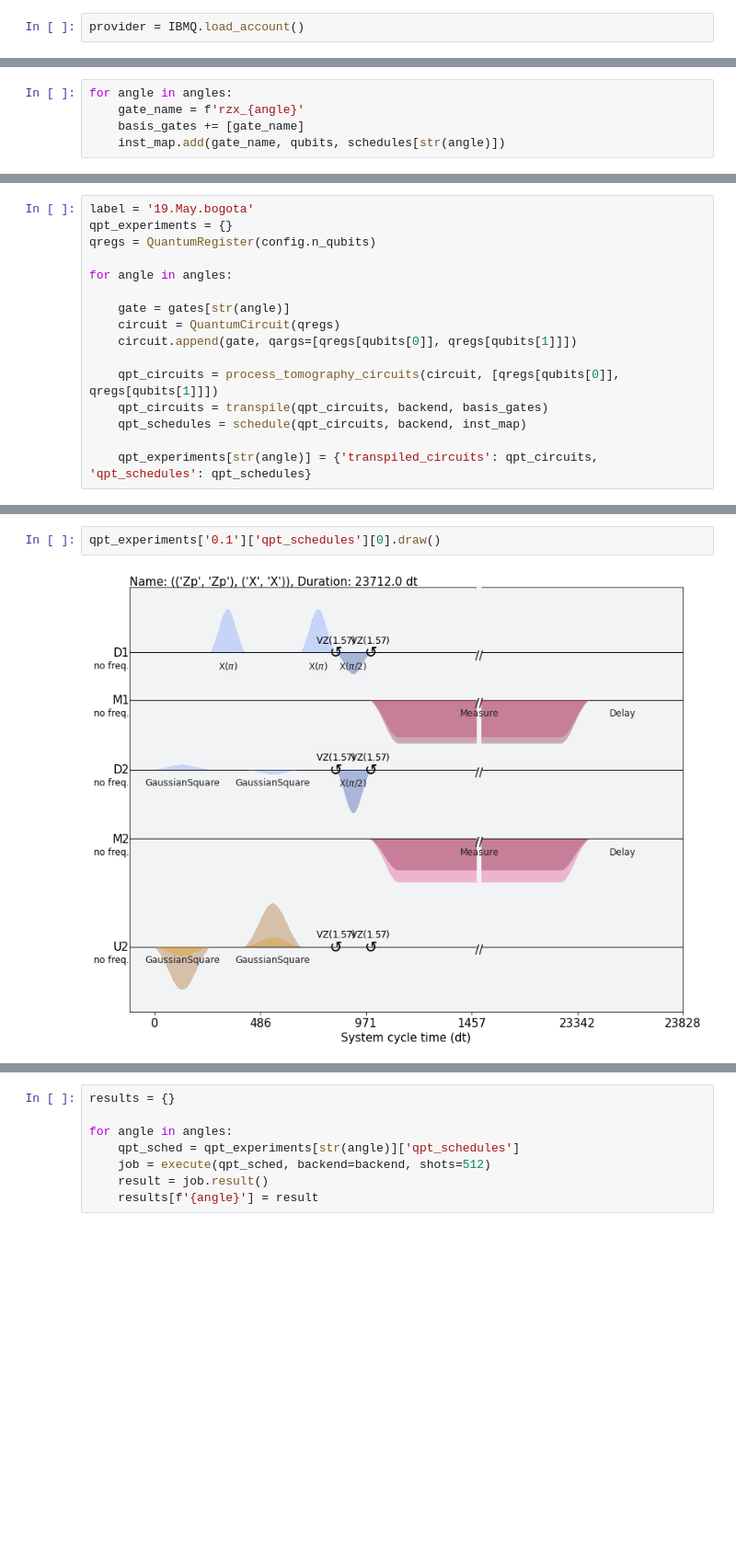
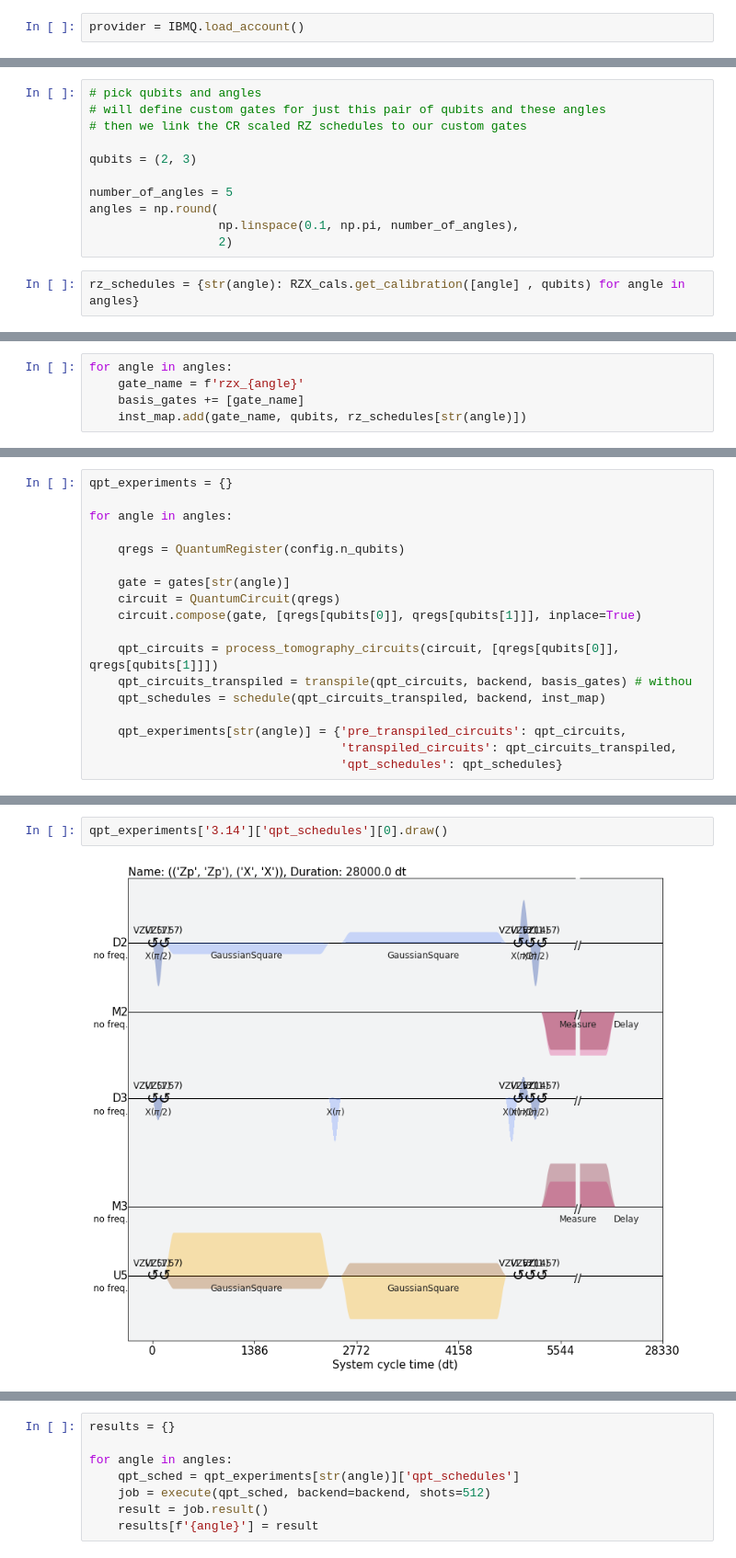
Before and after one commit to laura-clinton/py_grouparticles, a Jupyter notebook: 2qTomography.ipynb, the cells around one changed output, grey strips where cells are left out. Shown: that part at 92% size. Cells and saved outputs as stored; diff of their text form; blank space fills up the shorter version.

```diff
--- a/2qTomography.ipynb
+++ b/2qTomography.ipynb
@@ -74,0 +74,13 @@ Multi qubit instructions:
+# %%
+# pick qubits and angles
+# will define custom gates for just this pair of qubits and these angles
+# then we link the CR scaled RZ schedules to our custom gates
+
+qubits = (2, 3)
+
+number_of_angles = 5
+angles = np.round(
+                  np.linspace(0.1, np.pi, number_of_angles),
+                  2)
+# %%
+rz_schedules = {str(angle): RZX_cals.get_calibration([angle] , qubits) for angle in angles}
@@ -76,4 +111,4 @@ Multi qubit instructions:
 for angle in angles:
     gate_name = f'rzx_{angle}'
     basis_gates += [gate_name]
-    inst_map.add(gate_name, qubits, schedules[str(angle)])
+    inst_map.add(gate_name, qubits, rz_schedules[str(angle)])
@@ -102,16 +153,18 @@ gates = {str(angle): Gate(f'rzx_{angle}', 2, []) for angle in angles}
 # %%
-label = '19.May.bogota'
 qpt_experiments = {}
-qregs = QuantumRegister(config.n_qubits)
 
 for angle in angles:
 
+    qregs = QuantumRegister(config.n_qubits)
+
     gate = gates[str(angle)]
     circuit = QuantumCircuit(qregs)
-    circuit.append(gate, qargs=[qregs[qubits[0]], qregs[qubits[1]]])
+    circuit.compose(gate, [qregs[qubits[0]], qregs[qubits[1]]], inplace=True)
 
     qpt_circuits = process_tomography_circuits(circuit, [qregs[qubits[0]], qregs[qubits[1]]])
-    qpt_circuits = transpile(qpt_circuits, backend, basis_gates)
-    qpt_schedules = schedule(qpt_circuits, backend, inst_map)
+    qpt_circuits_transpiled = transpile(qpt_circuits, backend, basis_gates) # withou
+    qpt_schedules = schedule(qpt_circuits_transpiled, backend, inst_map)
 
-    qpt_experiments[str(angle)] = {'transpiled_circuits': qpt_circuits, 'qpt_schedules': qpt_schedules}
+    qpt_experiments[str(angle)] = {'pre_transpiled_circuits': qpt_circuits,
+                                   'transpiled_circuits': qpt_circuits_transpiled,
+                                   'qpt_schedules': qpt_schedules}
@@ -118,4 +205,4 @@ for angle in angles:
 # %%
-qpt_experiments['0.1']['qpt_schedules'][0].draw()
+qpt_experiments['3.14']['qpt_schedules'][0].draw()
 # %% [output]
-[figure, old version]
+[figure, new version]
```
Also changed, not shown: parts of 34 cells of this notebook.
